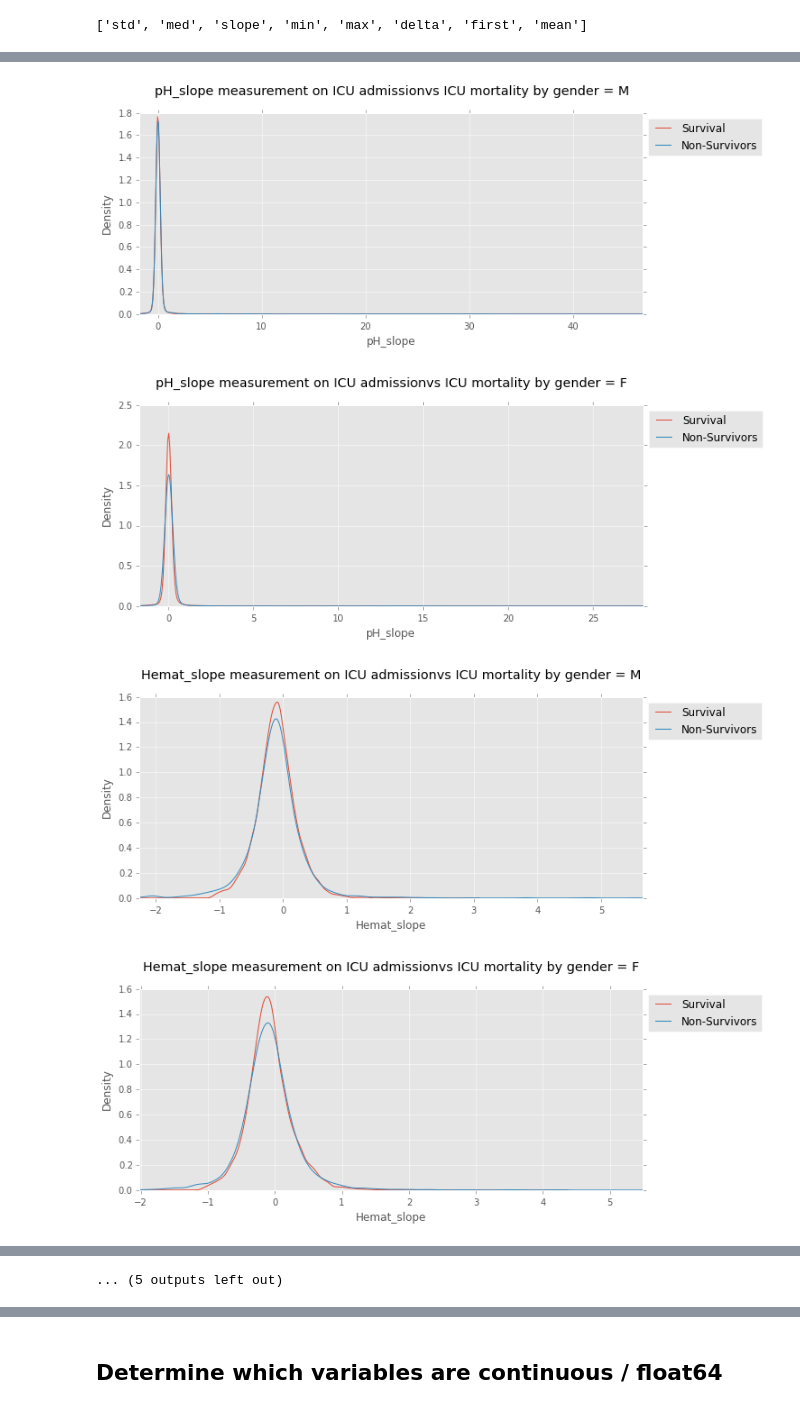
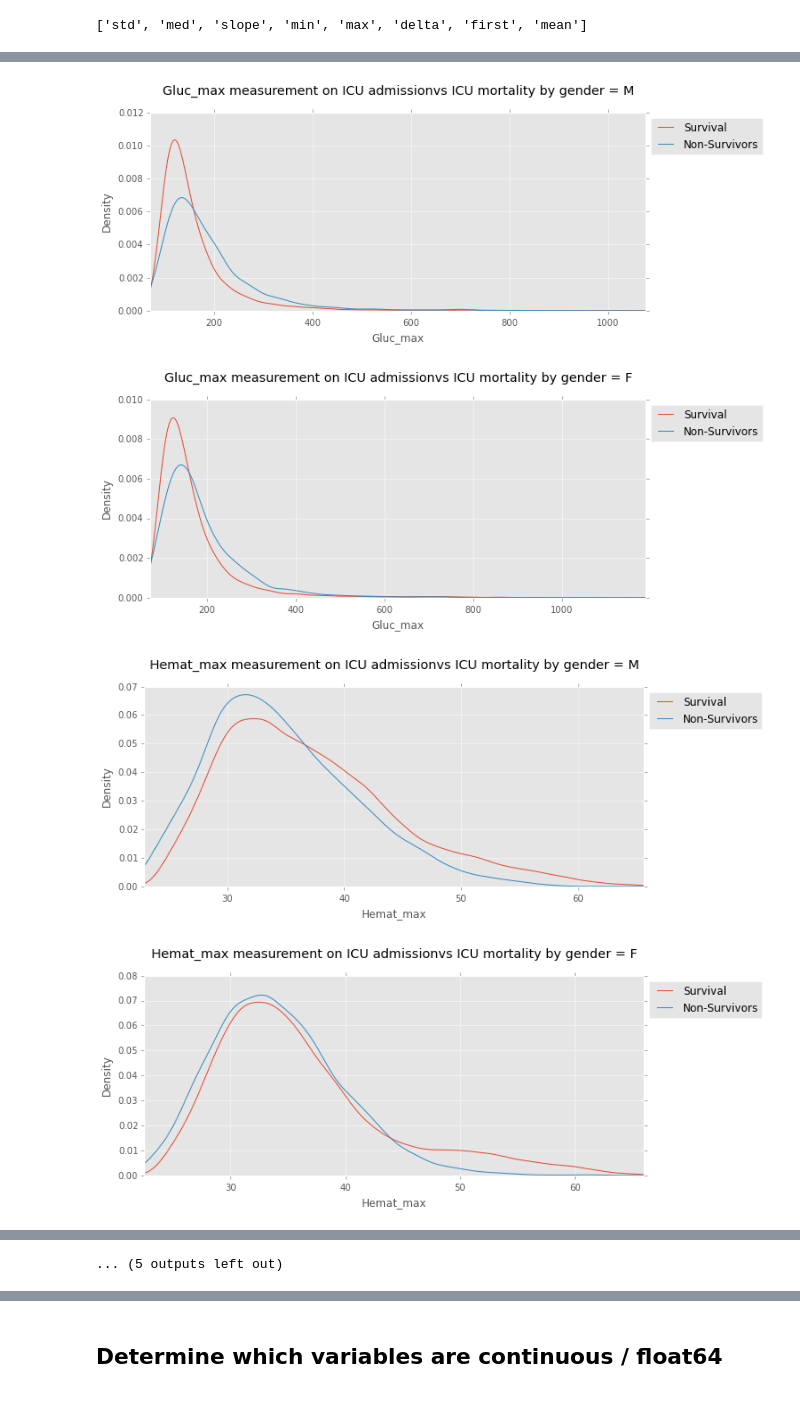
Before and after one commit to RJBeetel3/mimic3_analysis, a Jupyter notebook: LABEVENTS_FIRST24.ipynb, the cells around one changed output, grey strips where cells are left out. Drawn from its saved outputs; the diff is of its cells as text; code cells hidden in the pictures.

```diff
--- a/LABEVENTS_FIRST24.ipynb
+++ b/LABEVENTS_FIRST24.ipynb
@@ -352,7 +352,7 @@ calc_dict.keys()
 ['std', 'med', 'slope', 'min', 'max', 'delta', 'first', 'mean']
 # %%
 #mean_dict[mean_dict.keys()[0]].head()
-dummy = calc_dict['slope']
+dummy = calc_dict['max']
 
 for col in dummy.keys():
 
@@ -431,4 +431,4 @@ F
-[figure, old version]
+[figure, new version]
-[figure, old version]
+[figure, new version]
-[figure, old version]
+[figure, new version]
-[figure, old version]
+[figure, new version]
```
Also changed, not shown: parts of 11 cells of this notebook.
